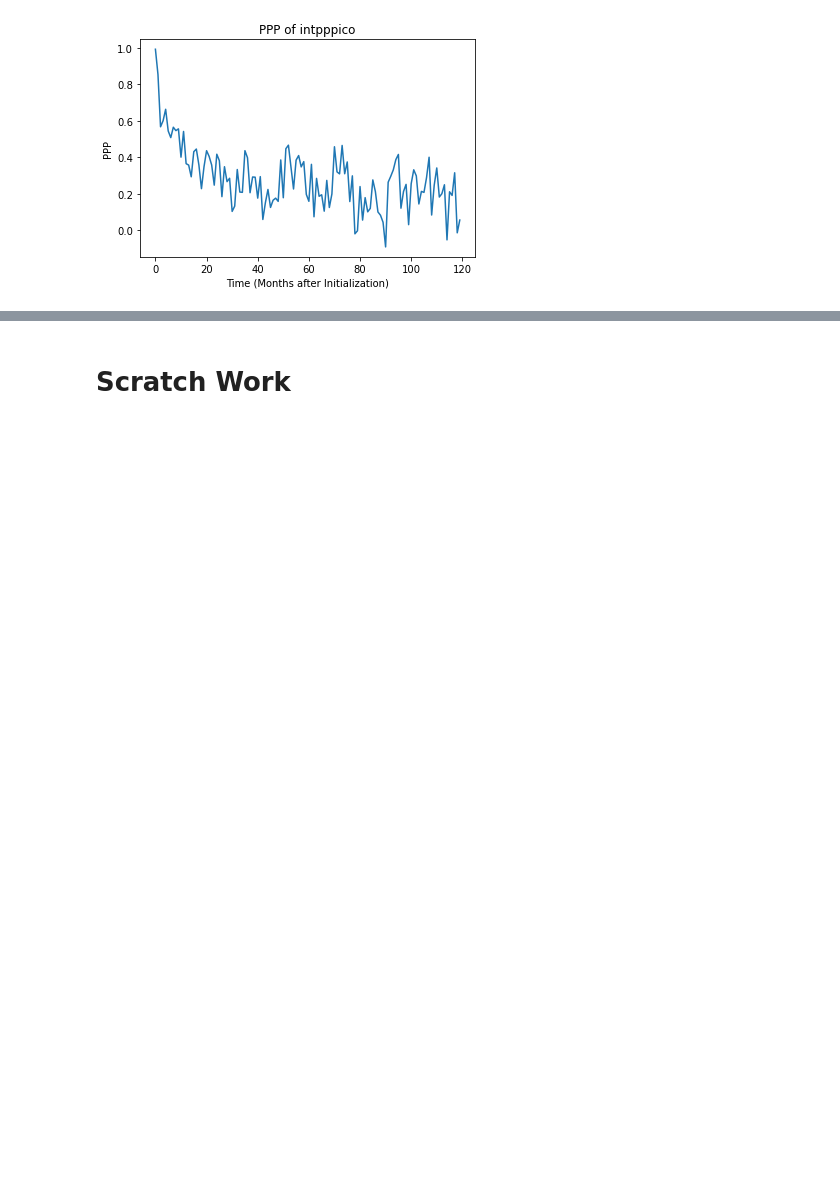
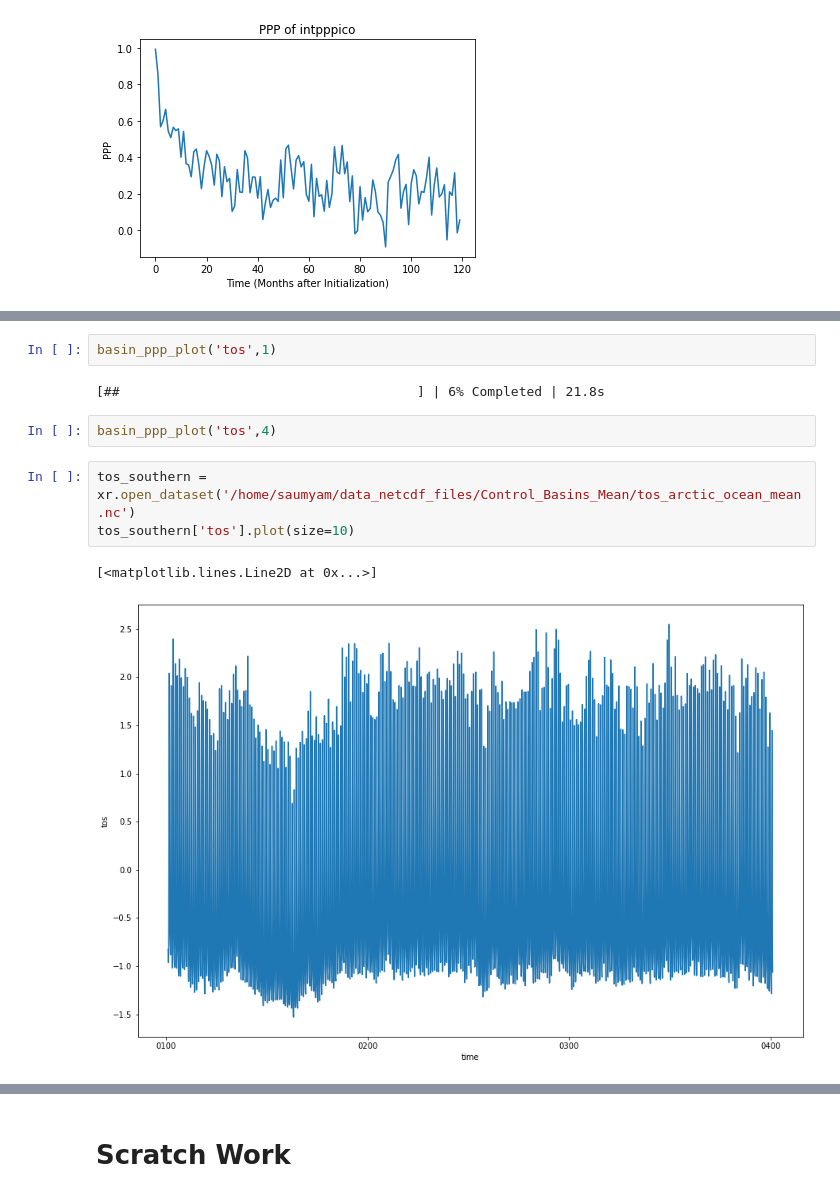
Before and after one commit to saumyamalik/Predictability, a Jupyter notebook: Variance and PPP - Global Mean-Copy1.ipynb, the cells around one changed output, grey strips where cells are left out. Cells and saved outputs as stored; diff of their text form; blank space fills up the shorter version.

```diff
--- a/Variance and PPP - Global Mean-Copy1.ipynb
+++ b/Variance and PPP - Global Mean-Copy1.ipynb
@@ -232,0 +253,12 @@ plt.savefig('Prognostic Potential Predictability of Integrated Net Primary Produ
+# %%
+basin_ppp_plot('tos',1)
+# %% [output]
+[##                                      ] | 6% Completed | 21.8s
+# %%
+basin_ppp_plot('tos',4)
+# %%
+tos_southern = xr.open_dataset('/home/saumyam/data_netcdf_files/Control_Basins_Mean/tos_arctic_ocean_mean.nc')
+tos_southern['tos'].plot(size=10)
+# %% [output]
+[<matplotlib.lines.Line2D at 0x...>]
+[figure, added]
```
Also changed, not shown: parts of 20 cells of this notebook.
